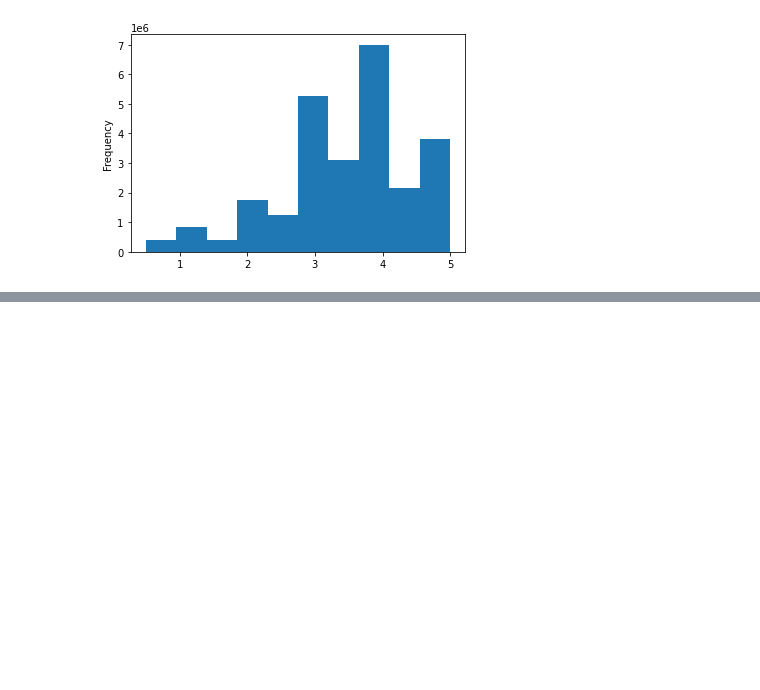
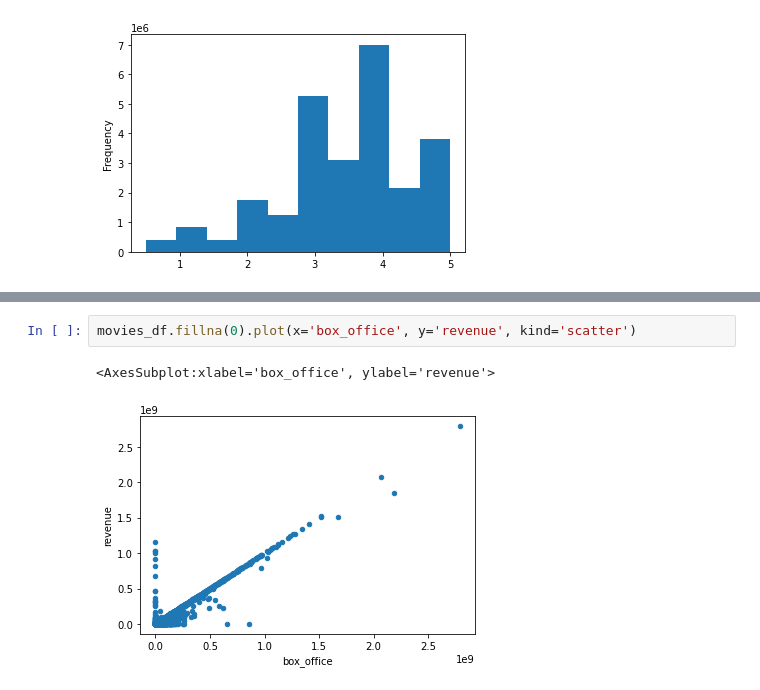
Before and after one commit to jarodpeters/Movies-ETL, a Jupyter notebook: wikipedia-movies.ipynb, the cells around one changed output, grey strips where cells are left out. Drawn from its saved outputs; the diff is of its cells as text; blank space fills up the shorter version.

```diff
--- a/wikipedia-movies.ipynb
+++ b/wikipedia-movies.ipynb
@@ -598,0 +660,5 @@ Name: rating, dtype: float64
+# %%
+movies_df.fillna(0).plot(x='box_office', y='revenue', kind='scatter')
+# %% [output]
+<AxesSubplot:xlabel='box_office', ylabel='revenue'>
+[figure, added]
```
Also changed, not shown: parts of 24 cells of this notebook.
